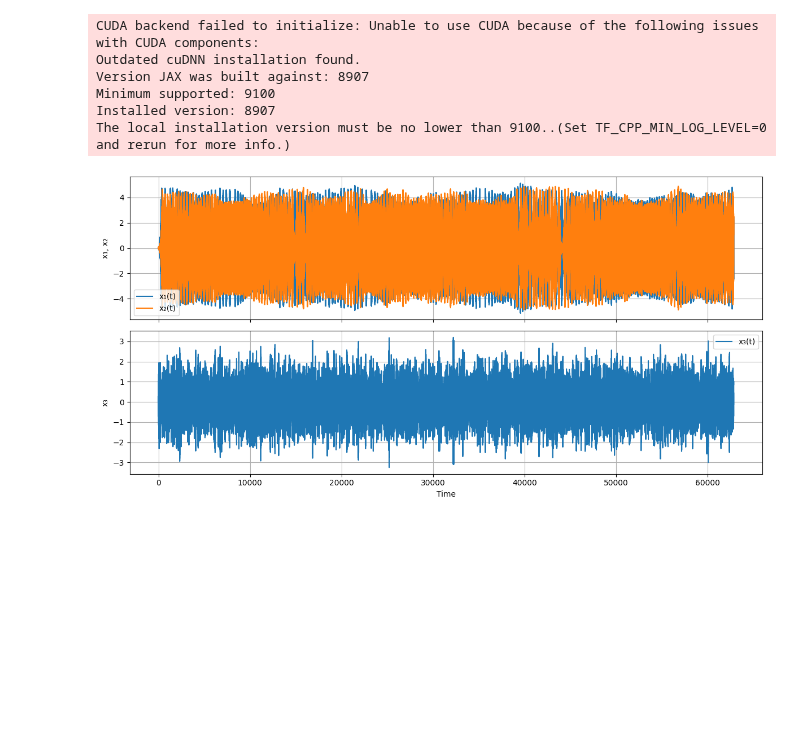
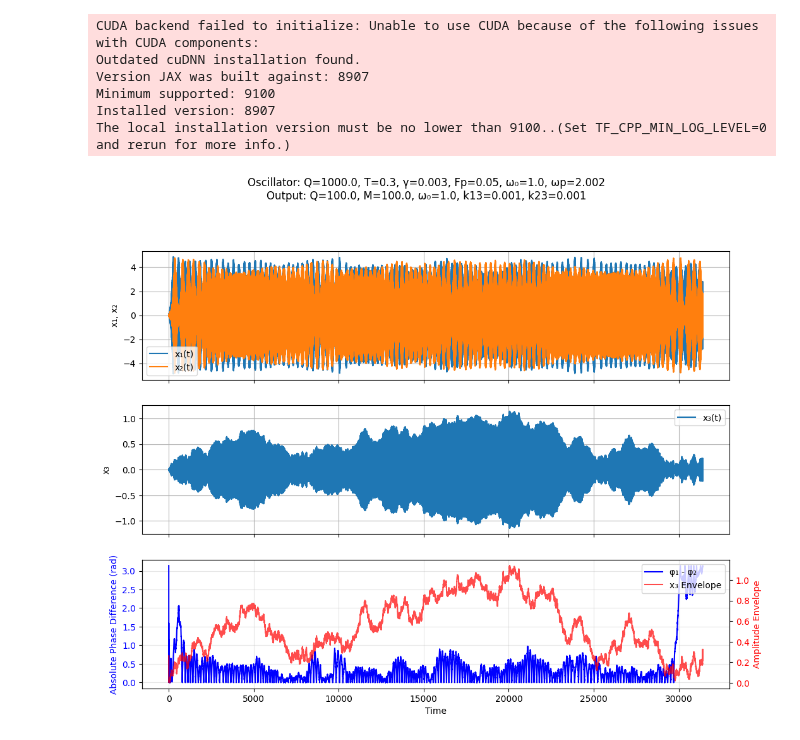
Before and after one commit to cyboesch/oscillator_dev, a Jupyter notebook: thermoai/notebooks/mechanical_p_bit.ipynb, the cells around one changed output. Cells and saved outputs as stored; diff of their text form; code cells hidden in the pictures; blank space fills up the shorter version.

Commit message:
the problem is when the noise is on on the output DOF too...

```diff
--- a/thermoai/notebooks/mechanical_p_bit.ipynb
+++ b/thermoai/notebooks/mechanical_p_bit.ipynb
@@ -18,16 +18,19 @@ jax.config.update("jax_enable_x64", True)
 
 # Physical Constants and Parameters
 M = 1.0
-w_0 = 1.0          # Natural frequency (rad/s)
+M_output = 100.0
+w_0 = 1.0
+w_0_output = w_0
+# Natural frequency (rad/s)
      # Driving frequency (rad/s), near 2*w_0 for w_p resonance
 period = 2*jnp.pi/w_0
 F_p = 0.05      # Amplitude of the w_p driving
 Qual = 1000.0
-Qual_output = 10.0
+Qual_output = 100.0
 GAMMA = w_0/(2*Qual)
 gamma = .003          # Nonlinearity coefficient (Duffing term)
 
-k_13 = 1e-5
+k_13 = 1e-4
 k_23 = k_13
 
 w_p = 2*(w_0 + k_13/M)
@@ -37,11 +40,11 @@ T = .3             # Temperature (K)
     # Noise strength
 
 noise_strength =  jnp.sqrt(4*w_0*T/(2*Qual*M))
-noise_strength_output =  jnp.sqrt(4*w_0*T/(2*Qual_output*M))
+noise_strength_output =  jnp.sqrt(4*w_0_output*T/(2*Qual_output*M_output))
 
 # Simulation Parameters
 t0 = 0.0
-num_periods = 10000# Start time
+num_periods = 10000//2# Start time
 t1 = num_periods*period
 dt0 = period/1000
 num_pts_per_period = 100
@@ -97,7 +100,7 @@ def drift_x_fn(t, state, args):
     dx2dt = v2
     dv2dt =  -w_0/(2*Qual*M) * v2 -  (w_0**2 -F_p/M * jnp.cos(w_p * t)) * x2 - gamma/M * x2**3 - k_23/M * (x2 - x3)
     dx3dt = v3
-    dv3dt =  -w_0/(2*Qual_output*M) * v3 -  (w_0**2 -0.*F_p/M * jnp.cos(w_p * t)) * x3 + k_13/M * (x1 - x3) + k_23/M * (x2 - x3)
+    dv3dt =  -w_0_output/(2*Qual_output*M_output) * v3 -  (w_0_output**2 -0.*F_p/M_output * jnp.cos(w_p * t)) * x3 + k_13/M_output * (x1 - x3) + k_23/M_output * (x2 - x3)
     return jnp.array([dx1dt, dv1dt, dx2dt, dv2dt, dx3dt, dv3dt])
 
 def diffusion_x_fn(t, state, args):
@@ -136,29 +165,69 @@ solution_x = diffrax.diffeqsolve(
 # %%
 # Define start and end times as fractions of total time
 start_frac = 0.0  # Start at beginning
 end_frac = 1    # Show first 20%
 
 # Calculate indices for the time window
 start_idx = int(len(ts_dim) * start_frac)
 end_idx = int(len(ts_dim) * end_frac)
 
-fig, (ax1, ax2) = plt.subplots(2, 1, figsize=(12, 6), sharex=True)
 
-# Plot x1 and x2 on the same axes (within time window)
+# Create a 3x1 figure
+fig, (ax1, ax2, ax3) = plt.subplots(3, 1, figsize=(12, 9), sharex=True)
+
+title = (f'Oscillator: Q={Qual}, T={T}, γ={gamma}, Fp={F_p}, ω₀={w_0}, ωp={w_p}\n'
+         f'Output: Q={Qual_output}, M={M_output}, ω₀={w_0_output}, k13={k_13}, k23={k_23}')
+
+# ... rest of plotting code ...
+fig.suptitle(title, y=1.01)  # y=1.02 moves the title slightly above the figure
+
+# First subplot: x1 and x2
 ax1.plot(ts_dim[start_idx:end_idx], solution_x.ys[start_idx:end_idx, 0], label='x₁(t)')
 ax1.plot(ts_dim[start_idx:end_idx], solution_x.ys[start_idx:end_idx, 2], label='x₂(t)')
 ax1.set_ylabel('x₁, x₂')
 ax1.grid(True)
 ax1.legend()
 
-# Plot x3 (within time window)
+# Second subplot: x3
 ax2.plot(ts_dim[start_idx:end_idx], solution_x.ys[start_idx:end_idx, 4], label='x₃(t)')
-ax2.set_xlabel('Time')
 ax2.set_ylabel('x₃')
 ax2.grid(True)
 ax2.legend()
 
-plt.tight_layout()
+# Third subplot: Phase difference and envelope
+ax3_twin = ax3.twinx()
+
+# Plot phase difference
+l1 = ax3.plot(ts_dim[start_idx:end_idx],
+              jnp.abs(phase_diff[start_idx:end_idx]),
+              label='φ₁ - φ₂', color='blue')
+ax3.set_ylabel('Absolute Phase Difference (rad)', color='blue')
+ax3.tick_params(axis='y', labelcolor='blue')
+
+# Plot envelope
+l2 = ax3_twin.plot(ts_dim[start_idx:end_idx],
+                   envelope[start_idx:end_idx],
+                   label='x₃ Envelope', color='red', alpha=0.7)
+ax3_twin.set_ylabel('Amplitude Envelope', color='red')
+ax3_twin.tick_params(axis='y', labelcolor='red')
+
+# Add legend to third subplot
+lns = l1 + l2
+labs = [l.get_label() for l in lns]
+ax3.legend(lns, labs, loc='upper right')
+
+ax3.grid(True, alpha=0.3)
+ax3.set_xlabel('Time')
+
+
+
+# Create a safe filename by replacing unsafe characters
+safe_title = f"pbit_Q{Qual}_T{T}_g{gamma}_Fp{F_p}_w0{w_0}_wp{w_p}_Qins{Qual_output}_Mins{M_output}_w0ins{w_0_output}_k13{k_13}_k23{k_23}"
+safe_title = safe_title.replace('.', 'p').replace('-', 'm')  # Replace decimals and minus signs
+save_path = f"out/p-bit/{safe_title}.png"  # Add .png extension
+
+# Save and show the figure
+plt.savefig(save_path, dpi=300, bbox_inches='tight')
 plt.show()
 # %% [output]
-[figure, old version]
+[figure, new version]
```
Also changed, not shown: parts of 3 cells of this notebook.
